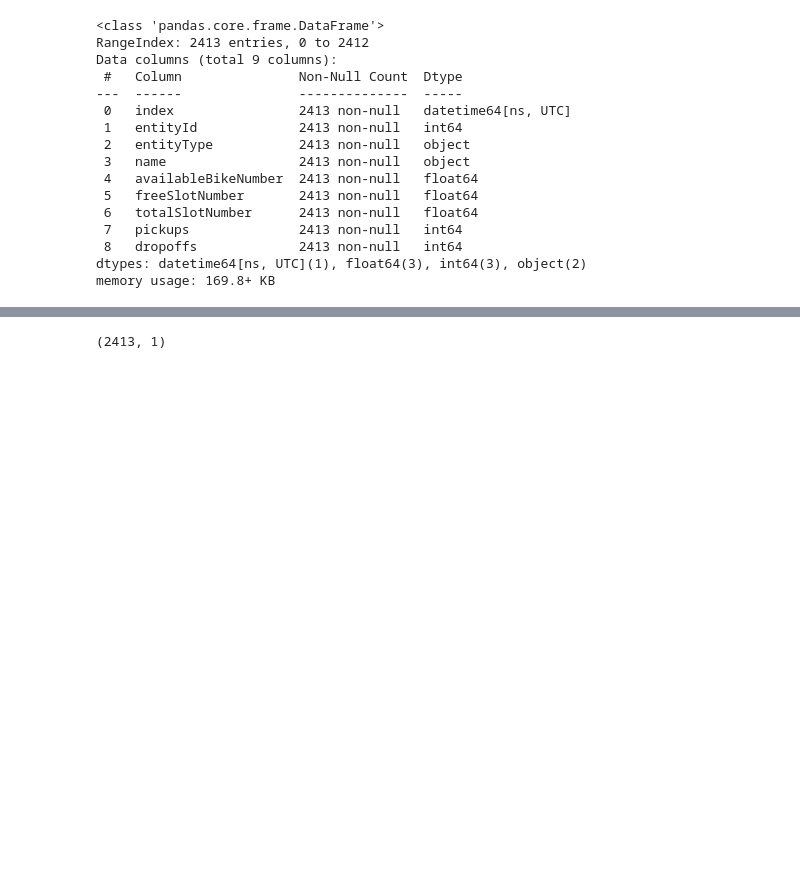
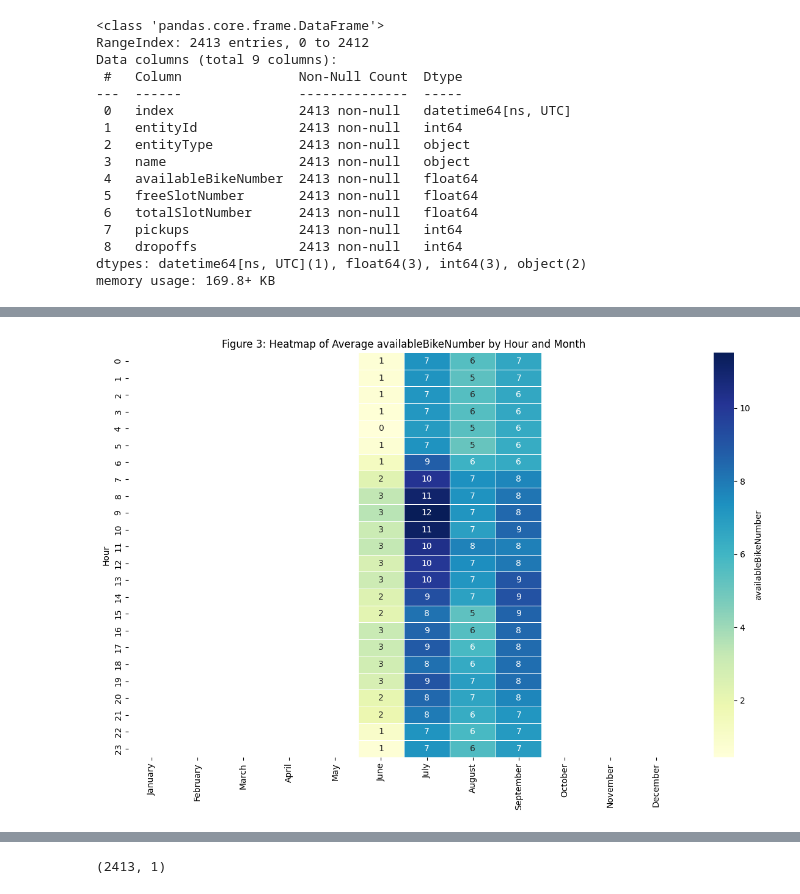
Before and after one commit to MrMysticus/Application_Project_2024, a Jupyter notebook: Justus_Document.ipynb, the cells around one changed output, grey strips where cells are left out. Cells and saved outputs as stored; diff of their text form; code cells hidden in the pictures; blank space fills up the shorter version.

```diff
--- a/Justus_Document.ipynb
+++ b/Justus_Document.ipynb
@@ -837,0 +953,27 @@ df_alter_markt_model.head()
+# %%
+def draw_heatmap_by_metric_and_feature(dataframe, metric, feature, figure_number):
+
+    # Compute average metric per hour
+    pivot = dataframe.pivot_table(index='Hour', columns=feature, values=metric, aggfunc='mean').fillna(0)
+
+    if feature == 'DayOfWeek':
+        pivot = pivot.reindex(columns=['Monday', 'Tuesday', 'Wednesday', 'Thursday', 'Friday', 'Saturday', 'Sunday'])
+
+    if feature == 'Month':
+        pivot = pivot.reindex(columns=['January', 'February', 'March', 'April', 'May', 'June',
+                                       'July', 'August', 'September', 'October', 'November', 'December'])
+
+    # Plot the heatmap
+    plt.figure(figsize=(12, 8))
+    ax = sns.heatmap(pivot, fmt=".0f", cmap='YlGnBu', annot=True, cbar_kws={'label': metric}, linewidths=0.5)
+
+    ax.set_title(f'Figure {figure_number}: Heatmap of Average {metric} by Hour and {feature}')
+    ax.set_xlabel('')
+    ax.set_ylabel('Hour')
+
+    plt.tight_layout()
+    plt.show()
+# %%
+draw_heatmap_by_metric_and_feature(df_plot, 'availableBikeNumber', 'Month', 3)
+# %% [output]
+[figure, added]
```
Also changed, not shown: parts of 79 cells of this notebook.
